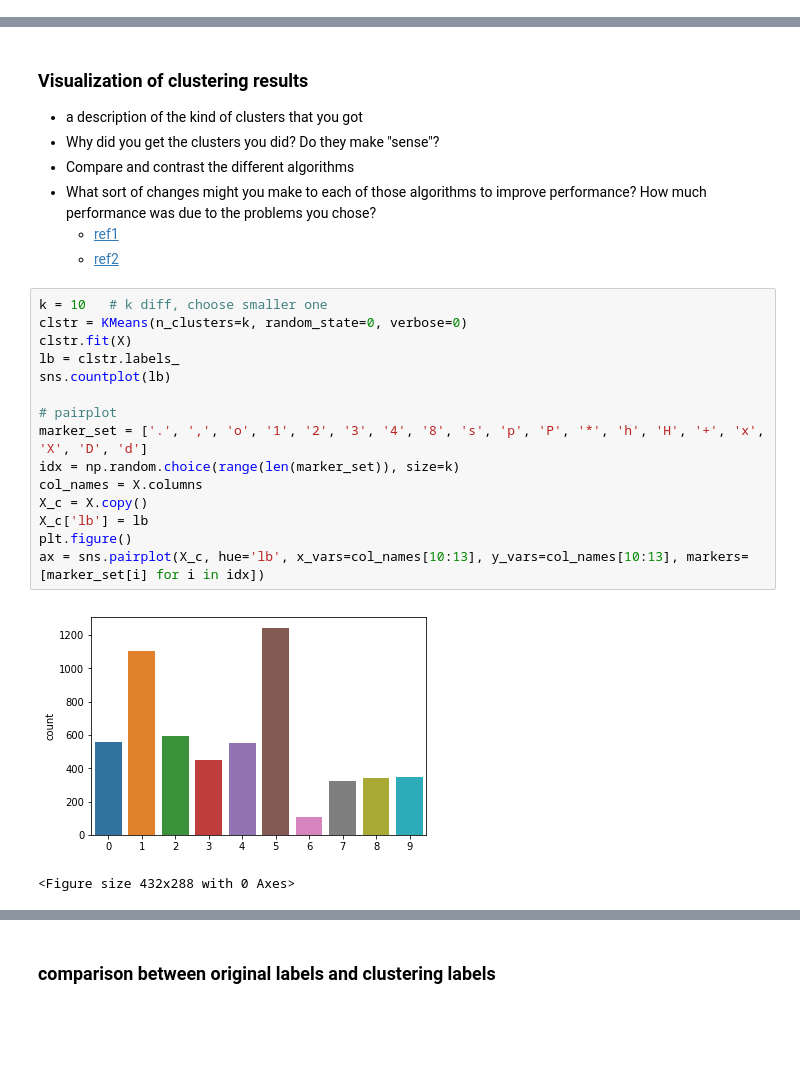
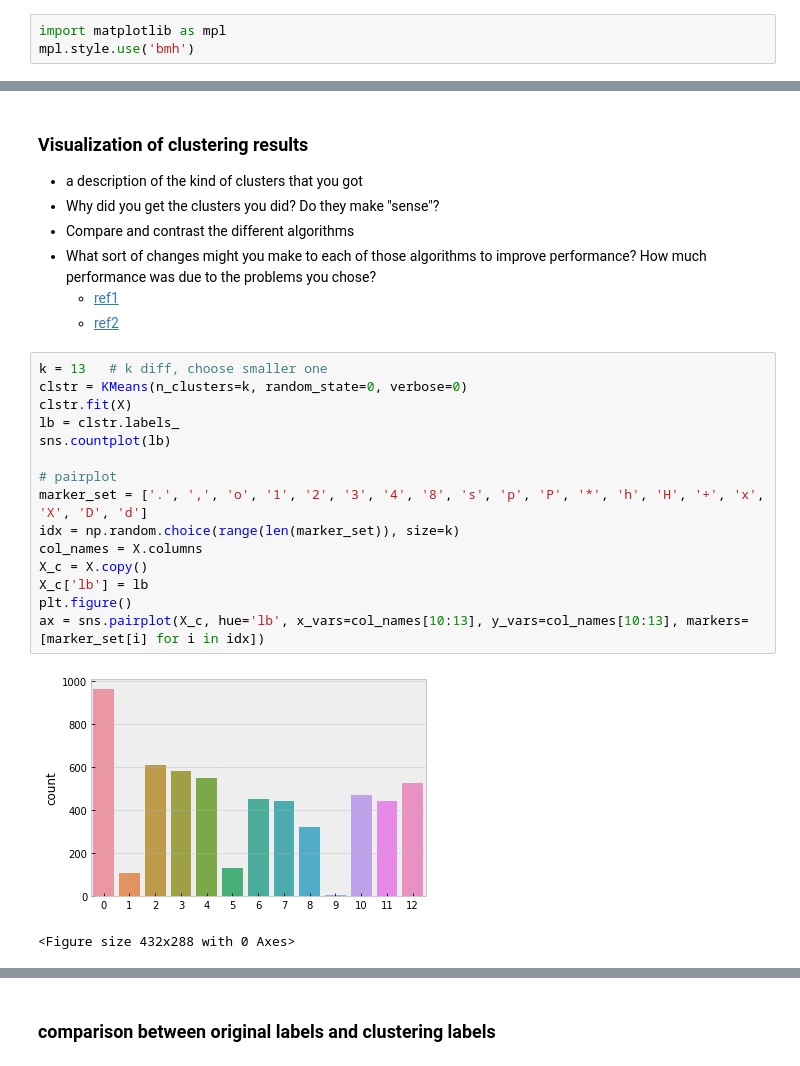
Before and after one commit to Quintus-Zhang/Unsupervised-Learning-and-Dimensionality-Reduction, a Jupyter notebook: jupyter/sp-data.ipynb, the cells around one changed output, grey strips where cells are left out. Saved outputs shown, nothing was run; the diff lists cells and outputs as text; blank space fills up the shorter version.

```diff
--- a/jupyter/sp-data.ipynb
+++ b/jupyter/sp-data.ipynb
@@ -9,6 +9,9 @@ display(HTML("<style>.container { width:100% !important; }</style>"))
 %matplotlib inline
 # %% [output]
 Using TensorFlow backend.
+# %%
+import matplotlib as mpl
+mpl.style.use('bmh')
 # %%
 X = hwd_X
 scaler = StandardScaler().fit(X)
@@ -78,20 +81,20 @@ Text(0.5, 1.0, 'Gap Values by Cluster Count')
     - [ref1](https://stats.stackexchange.com/questions/79028/performance-metrics-to-evaluate-unsupervised-learning)
     - [ref2](http://scikit-learn.org/stable/modules/clustering.html#clustering-performance-evaluation)
 # %%
-k = 10   # k diff, choose smaller one
+k = 13   # k diff, choose smaller one
 clstr = KMeans(n_clusters=k, random_state=0, verbose=0)
 clstr.fit(X)
 lb = clstr.labels_
 sns.countplot(lb)
 
 # pairplot
 marker_set = ['.', ',', 'o', '1', '2', '3', '4', '8', 's', 'p', 'P', '*', 'h', 'H', '+', 'x', 'X', 'D', 'd']
 idx = np.random.choice(range(len(marker_set)), size=k)
 col_names = X.columns
 X_c = X.copy()
 X_c['lb'] = lb
 plt.figure()
 ax = sns.pairplot(X_c, hue='lb', x_vars=col_names[10:13], y_vars=col_names[10:13], markers=[marker_set[i] for i in idx])
 # %% [output]
-[figure, old version]
+[figure, new version]
 <Figure size 432x288 with 0 Axes>
```
Also changed, not shown: parts of 25 cells of this notebook.
